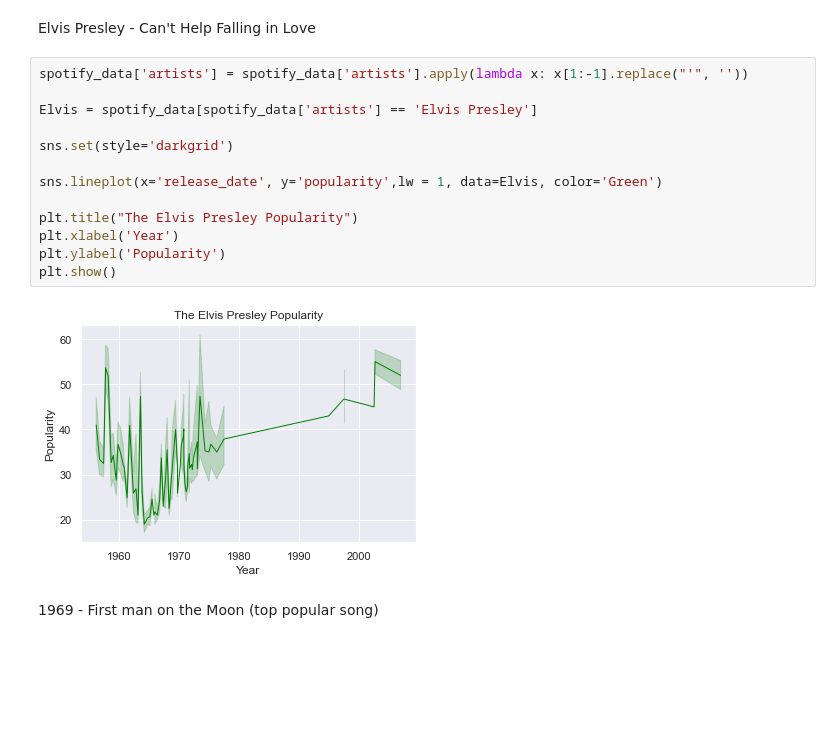
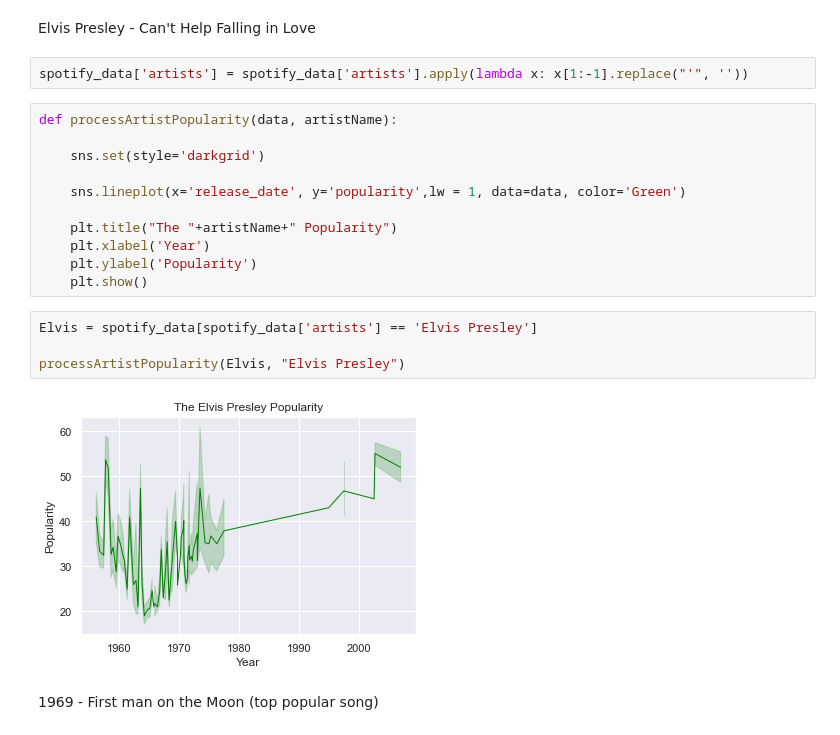
Before and after one commit to carsimoes/space-is-rock, a Jupyter notebook: space-events-with-music.ipynb, the cells around one changed output. Saved outputs shown, nothing was run; the diff lists cells and outputs as text; blank space fills up the shorter version.

```diff
--- a/space-events-with-music.ipynb
+++ b/space-events-with-music.ipynb
@@ -55,21 +55,25 @@ pop_year_full[pop_year_full.year == 1961]
 | 40 | 40 | 1961 | 0.343 | 0.941 | ['Elvis Presley'] | 0.396 | 182360 | 0.293 | 0 | ... |
 # %% [markdown]
 Elvis Presley - Can't Help Falling in Love
+# %%
+spotify_data['artists'] = spotify_data['artists'].apply(lambda x: x[1:-1].replace("'", ''))
 # %%
-spotify_data['artists'] = spotify_data['artists'].apply(lambda x: x[1:-1].replace("'", ''))
+def processArtistPopularity(data, artistName):
 
-Elvis = spotify_data[spotify_data['artists'] == 'Elvis Presley']
+    sns.set(style='darkgrid')
 
-sns.set(style='darkgrid')
+    sns.lineplot(x='release_date', y='popularity',lw = 1, data=data, color='Green')
 
-sns.lineplot(x='release_date', y='popularity',lw = 1, data=Elvis, color='Green')
-
-plt.title("The Elvis Presley Popularity")
-plt.xlabel('Year')
-plt.ylabel('Popularity')
-plt.show()
+    plt.title("The "+artistName+" Popularity")
+    plt.xlabel('Year')
+    plt.ylabel('Popularity')
+    plt.show()
-# %% [output]
-[figure, removed]
+# %%
+Elvis = spotify_data[spotify_data['artists'] == 'Elvis Presley']
+
+processArtistPopularity(Elvis, "Elvis Presley")
+# %% [output]
+[figure, added]
 # %% [markdown]
  1969 - First man on the Moon (top popular song)
 # %%
```
Also changed, not shown: parts of 11 cells of this notebook.
